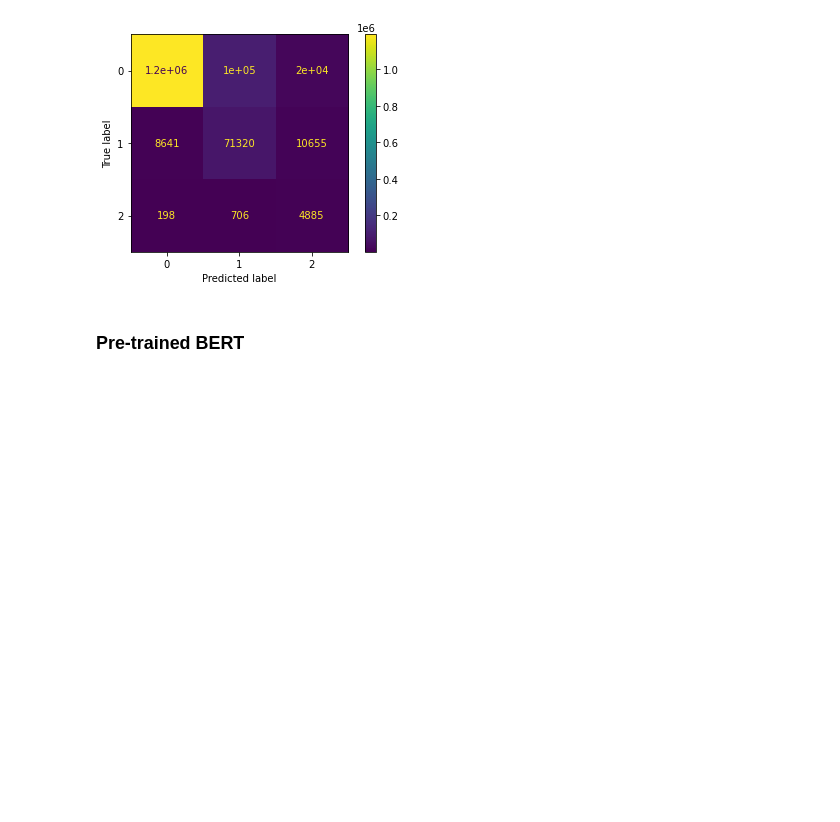
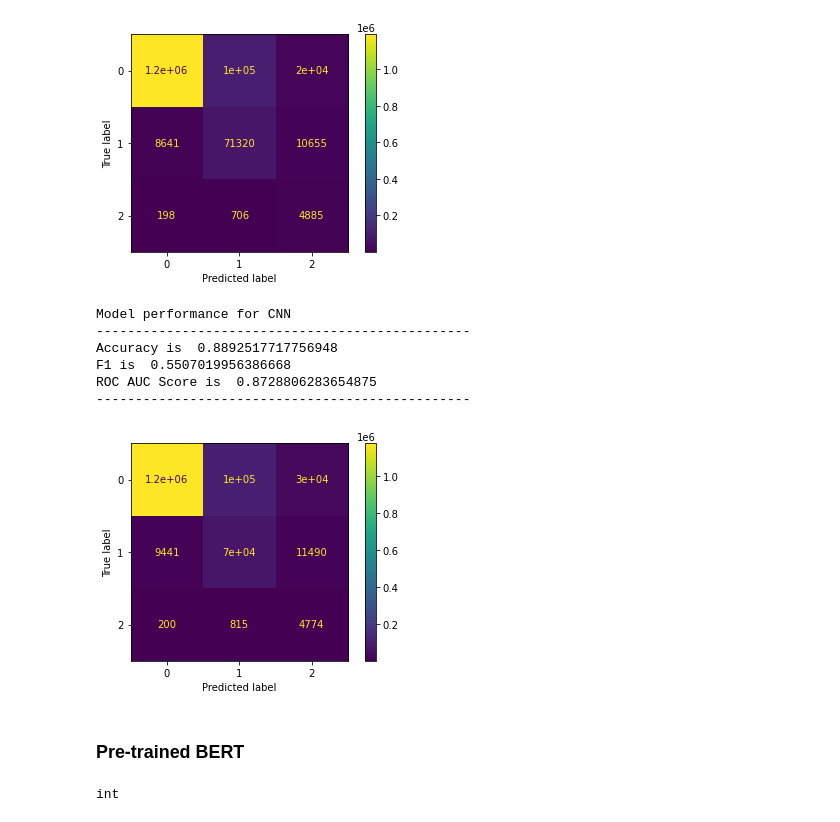
Before and after one commit to jvschlierf/networkthesis, a Jupyter notebook: classifier/evaluate_performance.ipynb, the cells around one changed output. Drawn from its saved outputs; the diff is of its cells as text; code cells hidden in the pictures; blank space fills up the shorter version.

```diff
--- a/classifier/evaluate_performance.ipynb
+++ b/classifier/evaluate_performance.ipynb
@@ -92,5 +92,20 @@ F1 is  0.5749161834943711
 ROC AUC Score is  0.8847233525388848
 ------------------------------------------------
 [figure]
+# %%
+y_pred = np.loadtxt('../../Files/models/cnn_results2.txt')
+# %%
+y_pred = y_pred.reshape(1408474, 3)
+y_pred = y_pred.round()
+y_pred = np.argmax(y_pred, axis=1)
+plot_results(y_true, y_pred, 'CNN')
+# %% [output]
+Model performance for CNN
+------------------------------------------------
+Accuracy is  0.8892517717756948
+F1 is  0.5507019956386668
+ROC AUC Score is  0.8728806283654875
+------------------------------------------------
+[figure, added]
 # %% [markdown]
 ### Pre-trained BERT
@@ -96,0 +123,4 @@ ROC AUC Score is  0.8847233525388848
+# %%
+type(y_pred[0])
+# %% [output]
+int
```
Also changed, not shown: parts of 7 cells of this notebook, 2 other files.
